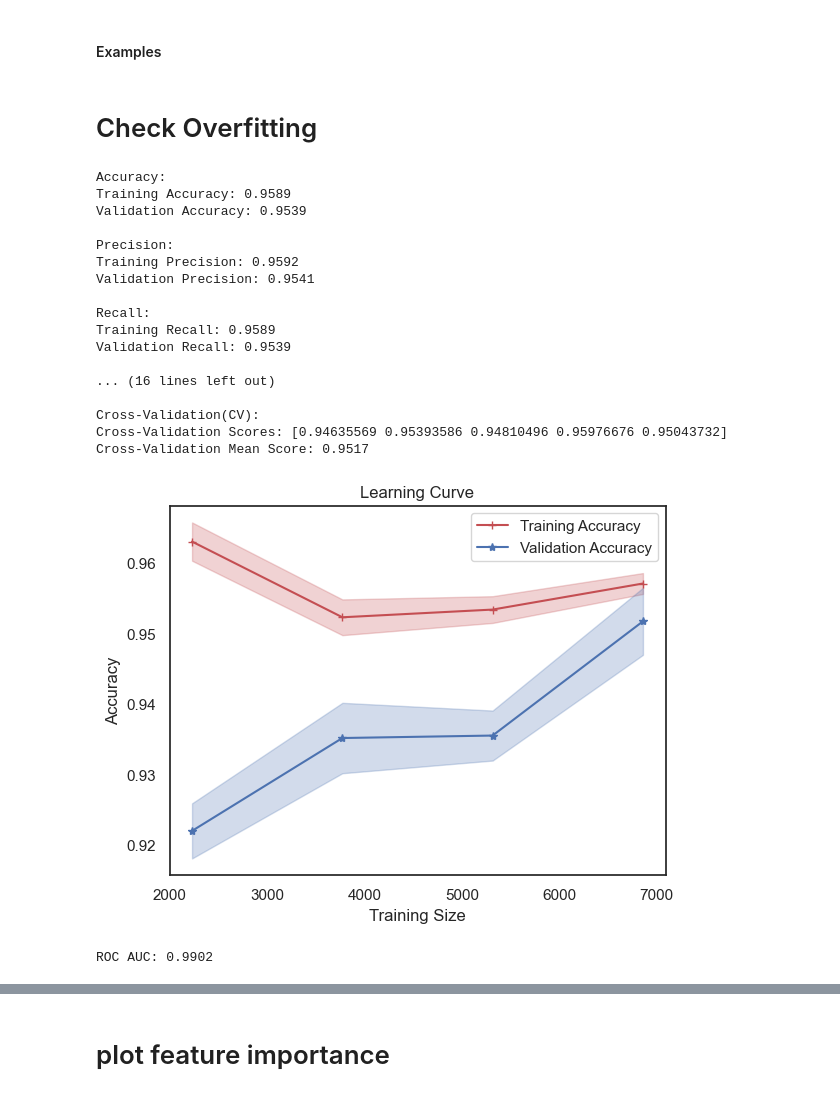
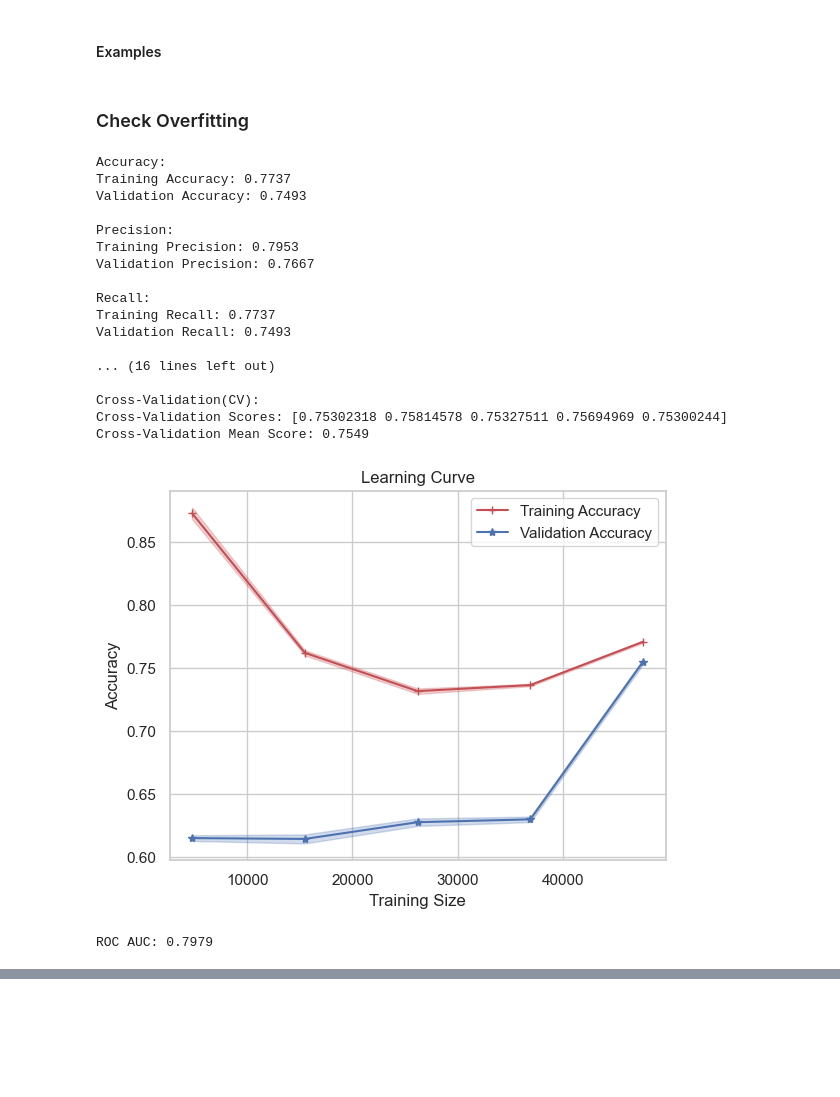
Before and after one commit to zyad-ashraf-amar/ML-Codes, a Jupyter notebook: ML_Codes/3- Classification/ML_Classification_call.ipynb, the cells around one changed output, grey strips where cells are left out. Cells and saved outputs as stored; diff of their text form; code cells hidden in the pictures; blank space fills up the shorter version.

```diff
--- a/ML_Codes/3- Classification/ML_Classification_call.ipynb
+++ b/ML_Codes/3- Classification/ML_Classification_call.ipynb
@@ -709,8 +818,15 @@ print(len(df.columns))
 # %% [output]
 37
 # %%
-x_train, x_test, x_valid, FS_model = feature_selection(x_train=x_train, y_train=y_train, x_test=x_test, x_valid=x_valid, method='SelectKBest', stat_method='f_classif', k=25)
+x_train, x_test, x_valid, FS_model = feature_selection(x_train=x_train, y_train=y_train, x_test=x_test, x_valid=x_valid, method='SelectKBest', stat_method='f_classif', k=20)
+selected_mask_FS = FS_model.get_support()
+
+x_column_name = x
 x = FS_model.transform(x)
+
+# Get selected and dropped columns
+selected_columns = x_column_name.columns[selected_mask_FS]
+dropped_columns = x_column_name.columns[~selected_mask_FS]
 # %% [markdown]
 # Dimensionality Reduction
 # %%
@@ -725,8 +846,7 @@ x = FS_model.transform(x)
 # %%
-type_cross_valid = get_cross_validator(cv_type='KFold', cv=5)
+type_cross_valid = get_cross_validator(cv_type='StratifiedKFold', cv=5)
 # %%
-ensemble_estimators = [('rf', RandomForestClassifier()), ('svm', SVC())]
-best_params, best_score, best_estimator = grid_search_classifier('XGBoost', x_train, y_train, cv=type_cross_valid)
+best_params, best_score, best_estimator = grid_search_classifier('XGBoost', x_train, y_train, cv=type_cross_valid, scoring='accuracy')
 
 print('best_params =',best_params)
 print('best_params =',best_score)
@@ -750,0 +856,3 @@ XGBClassifier(base_score=None, booster=None, callbacks=None,
+# %%
+XGBoost_model = best_estimator
+XGBoost_model
@@ -827,26 +955,26 @@ XGBClassifier(base_score=None, booster=None, callbacks=None,
 #     ], final_estimator=LogisticRegression()
 # )
 # %% [markdown]
-# Check Overfitting
+### Check Overfitting
 # %%
-Check_Overfitting_Classification(model,x,y,x_train,y_train,x_valid,y_valid)
+Check_Overfitting_Classification(XGBoost_model,x,y,x_train,y_train,x_valid,y_valid)
 # %% [output]
 Accuracy:
-Training Accuracy: 0.9589
-Validation Accuracy: 0.9539
+Training Accuracy: 0.7737
+Validation Accuracy: 0.7493
 
 Precision:
-Training Precision: 0.9592
-Validation Precision: 0.9541
+Training Precision: 0.7953
+Validation Precision: 0.7667
 
 Recall:
-Training Recall: 0.9589
-Validation Recall: 0.9539
+Training Recall: 0.7737
+Validation Recall: 0.7493
 
 ... (16 lines left out)
 
 Cross-Validation(CV):
-Cross-Validation Scores: [0.94635569 0.95393586 0.94810496 0.95976676 0.95043732]
-Cross-Validation Mean Score: 0.9517
+Cross-Validation Scores: [0.75302318 0.75814578 0.75327511 0.75694969 0.75300244]
+Cross-Validation Mean Score: 0.7549
-[figure, old version]
+[figure, new version]
-ROC AUC: 0.9902
+ROC AUC: 0.7979
@@ -854,2 +981,0 @@ ROC AUC: 0.9902
-# %% [markdown]
-# plot feature importance
```
Also changed, not shown: parts of 140 cells of this notebook, 2 other files.
